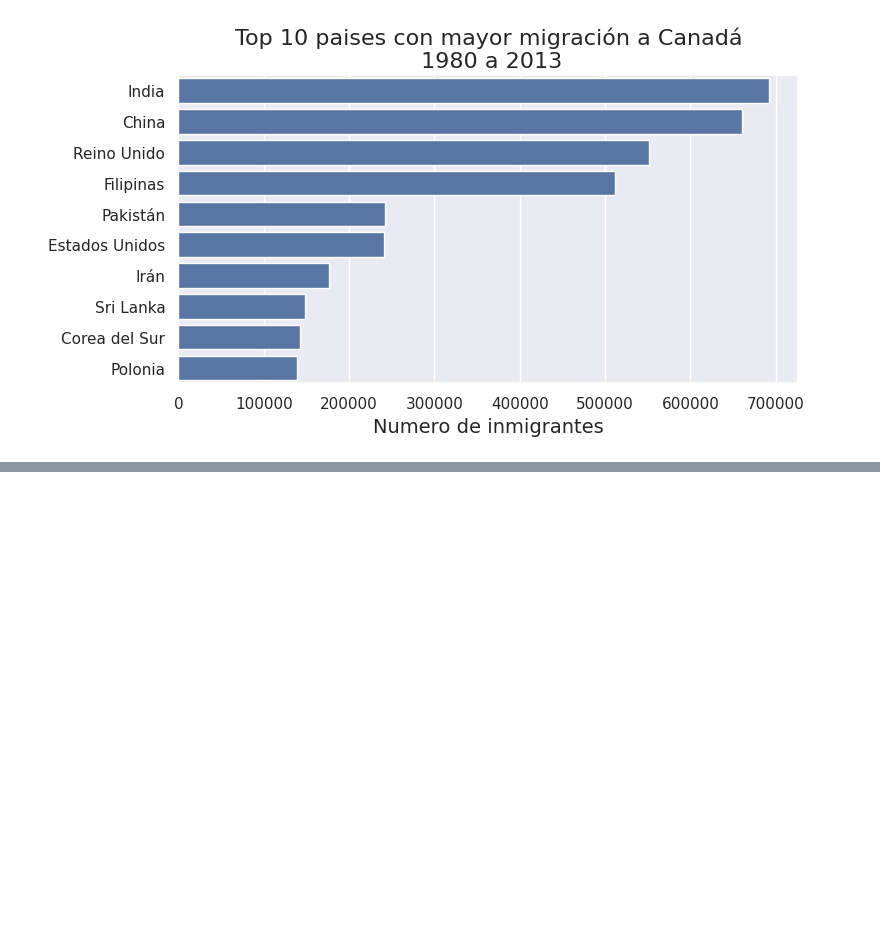
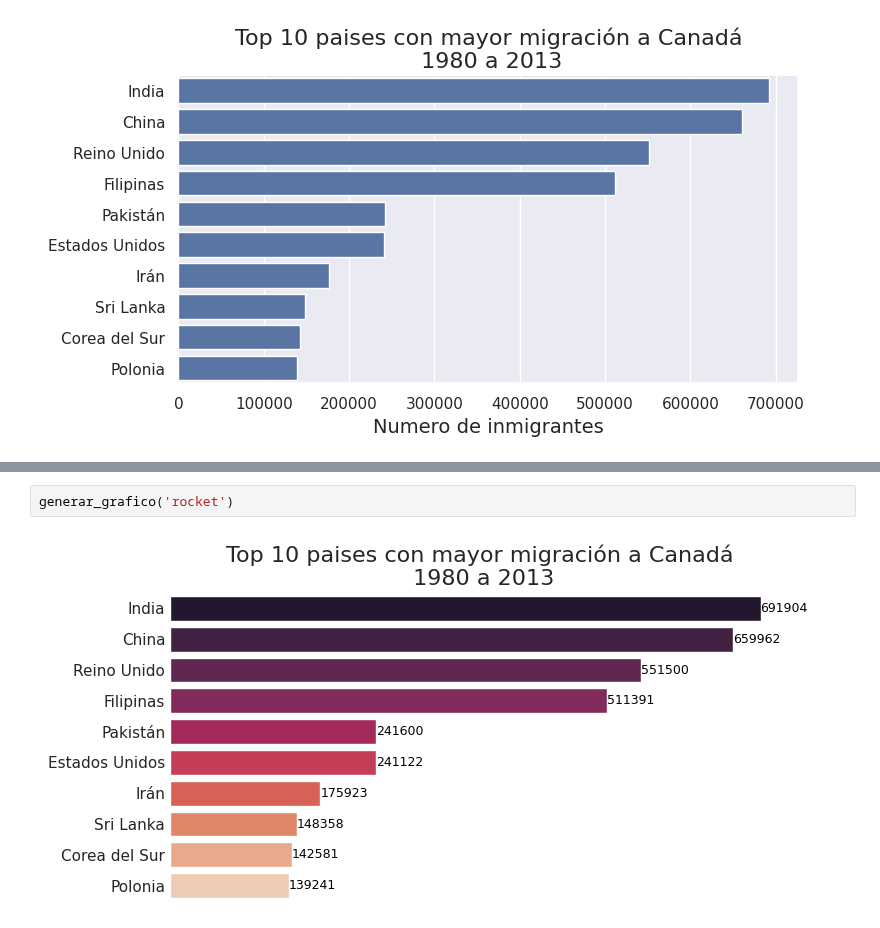
Before and after one commit to Monica-Restrepo/clases-programacion, a Jupyter notebook: Visualizacion_datos_python.ipynb, the cells around one changed output, grey strips where cells are left out. Saved outputs shown, nothing was run; the diff lists cells and outputs as text; blank space fills up the shorter version.

```diff
--- a/Visualizacion_datos_python.ipynb
+++ b/Visualizacion_datos_python.ipynb
@@ -711,0 +733,4 @@ plt.show()
+# %%
+generar_grafico('rocket')
+# %% [output]
+[figure, added]
```
Also changed, not shown: parts of 12 cells of this notebook.
